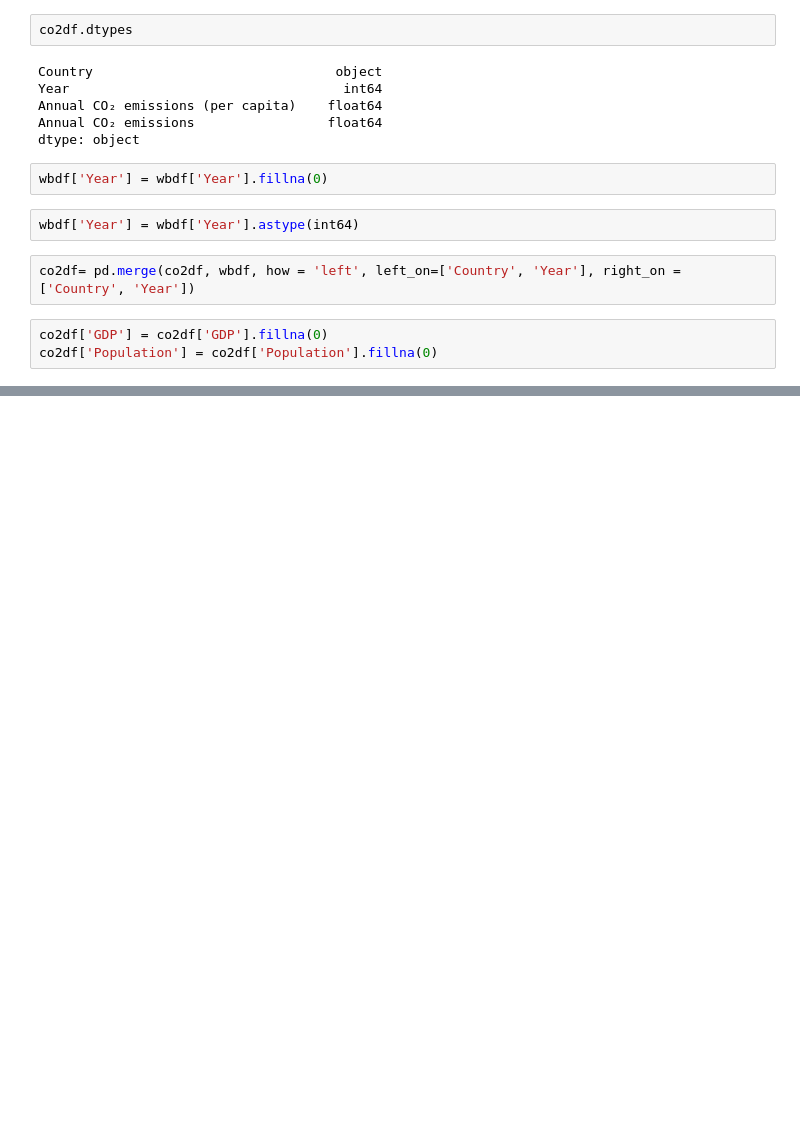
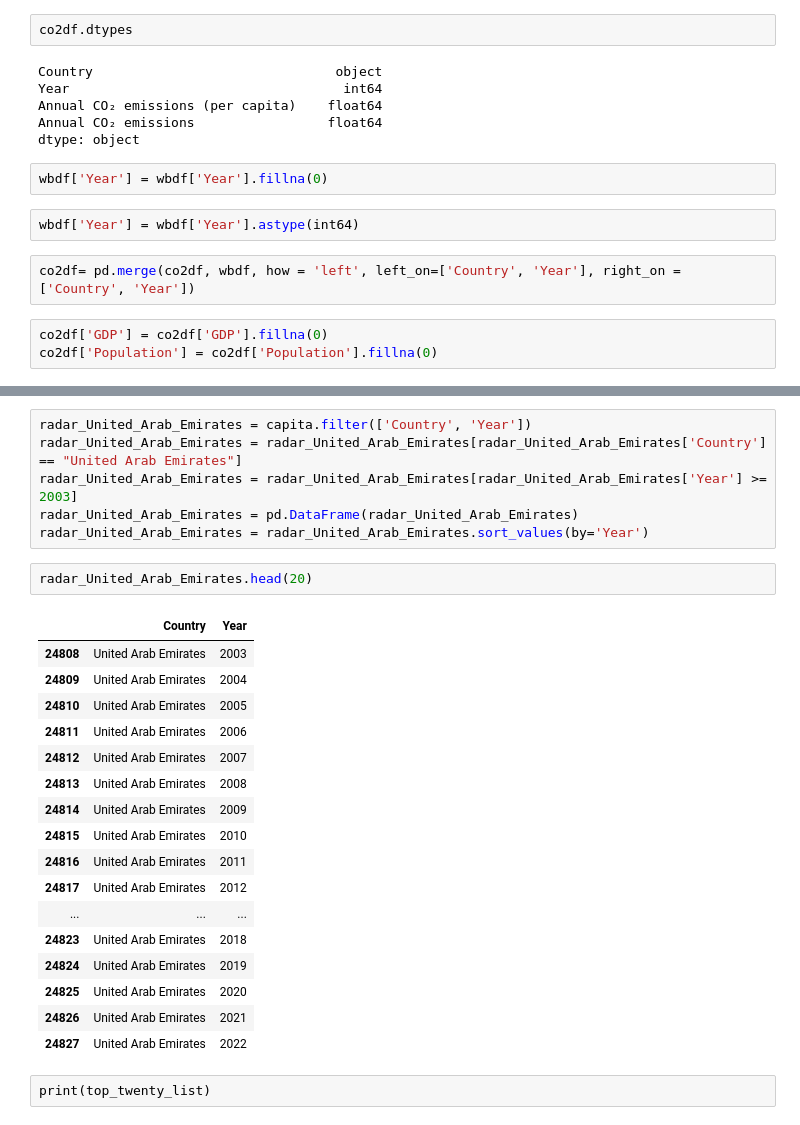
Before and after one commit to LydiaStoneKonstanski/PerCapitaCO2Emissions_data_visualization, a Jupyter notebook: data/co2dataframes.ipynb, the cells around one changed output, grey strips where cells are left out. Cells and saved outputs as stored; diff of their text form; blank space fills up the shorter version.

```diff
--- a/data/co2dataframes.ipynb
+++ b/data/co2dataframes.ipynb
@@ -175,0 +192,28 @@ l = [for i in 'Country', row in capita if [i] == "Country" && if "Year" >= 2003]
+# %%
+radar_United_Arab_Emirates = capita.filter(['Country', 'Year'])
+radar_United_Arab_Emirates = radar_United_Arab_Emirates[radar_United_Arab_Emirates['Country'] == "United Arab Emirates"]
+radar_United_Arab_Emirates = radar_United_Arab_Emirates[radar_United_Arab_Emirates['Year'] >= 2003]
+radar_United_Arab_Emirates = pd.DataFrame(radar_United_Arab_Emirates)
+radar_United_Arab_Emirates = radar_United_Arab_Emirates.sort_values(by='Year')
+# %%
+radar_United_Arab_Emirates.head(20)
+# %% [output]
+|  | Country | Year |
+| 24808 | United Arab Emirates | 2003 |
+| 24809 | United Arab Emirates | 2004 |
+| 24810 | United Arab Emirates | 2005 |
+| 24811 | United Arab Emirates | 2006 |
+| 24812 | United Arab Emirates | 2007 |
+| 24813 | United Arab Emirates | 2008 |
+| 24814 | United Arab Emirates | 2009 |
+| 24815 | United Arab Emirates | 2010 |
+| 24816 | United Arab Emirates | 2011 |
+| 24817 | United Arab Emirates | 2012 |
+| ... | ... | ... |
+| 24823 | United Arab Emirates | 2018 |
+| 24824 | United Arab Emirates | 2019 |
+| 24825 | United Arab Emirates | 2020 |
+| 24826 | United Arab Emirates | 2021 |
+| 24827 | United Arab Emirates | 2022 |
+# %% [raw]
+print(top_twenty_list)
```
Also changed, not shown: parts of 23 cells of this notebook.
